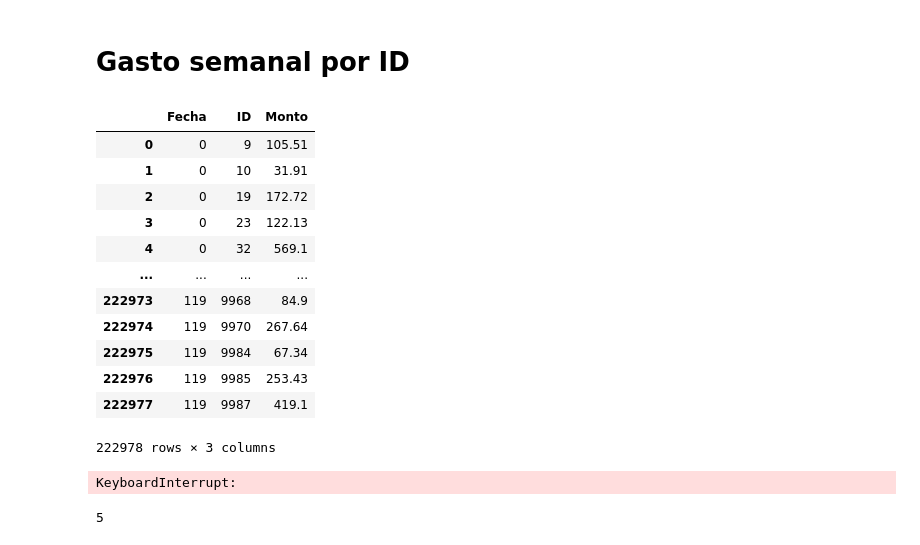
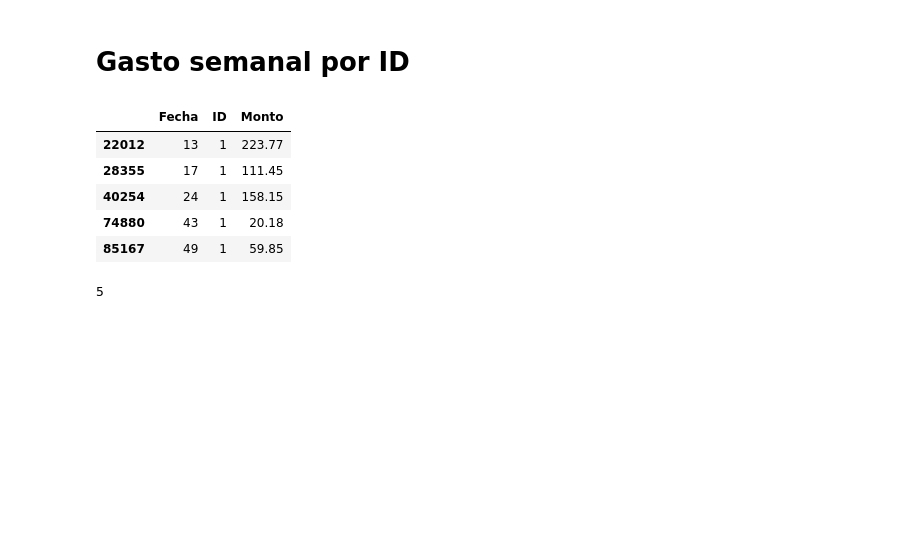
Before and after one commit to Azahramirez/DATATON1, a Jupyter notebook: uno (1).ipynb, the cells around one changed output. Saved outputs shown, nothing was run; the diff lists cells and outputs as text; code cells hidden in the pictures; blank space fills up the shorter version.

```diff
--- a/uno (1).ipynb
+++ b/uno (1).ipynb
@@ -111,30 +112,15 @@ Name: Monto, dtype: object
 # %%
 gastosdiaid =FechaCompra.groupby(["Fecha","ID"])["Monto"].sum()
 gastosdiaid = pd.DataFrame(gastosdiaid)
 gastosdiaid=gastosdiaid.reset_index()
-gastosdiaid
+gastosdiaid.loc[gastosdiaid["ID"]==1]
 # %% [output]
 |  | Fecha | ID | Monto |
-| 0 | 0 | 9 | 105.51 |
-| 1 | 0 | 10 | 31.91 |
-| 2 | 0 | 19 | 172.72 |
-| 3 | 0 | 23 | 122.13 |
-| 4 | 0 | 32 | 569.1 |
-| ... | ... | ... | ... |
-| 222973 | 119 | 9968 | 84.9 |
-| 222974 | 119 | 9970 | 267.64 |
-| 222975 | 119 | 9984 | 67.34 |
-| 222976 | 119 | 9985 | 253.43 |
-| 222977 | 119 | 9987 | 419.1 |
+| 22012 | 13 | 1 | 223.77 |
+| 28355 | 17 | 1 | 111.45 |
+| 40254 | 24 | 1 | 158.15 |
+| 74880 | 43 | 1 | 20.18 |
+| 85167 | 49 | 1 | 59.85 |
-222978 rows × 3 columns
-# %%
-for i in range(len(gastosdiaid)):
-    i=5
-    quincenaID=gastosdiaid.loc[gastosdiaid["Fecha"]== i]
-    i+=15
-quincenaID
-# %% [output]
-KeyboardInterrupt:
 # %%
 q1=5
 dias_quincena=[q1,q1+15,q1+15*2,q1+15*3,q1+15*4,q1+15*5,q1+15*6,q1+15*7]
```
Also changed, not shown: parts of 32 cells of this notebook.
